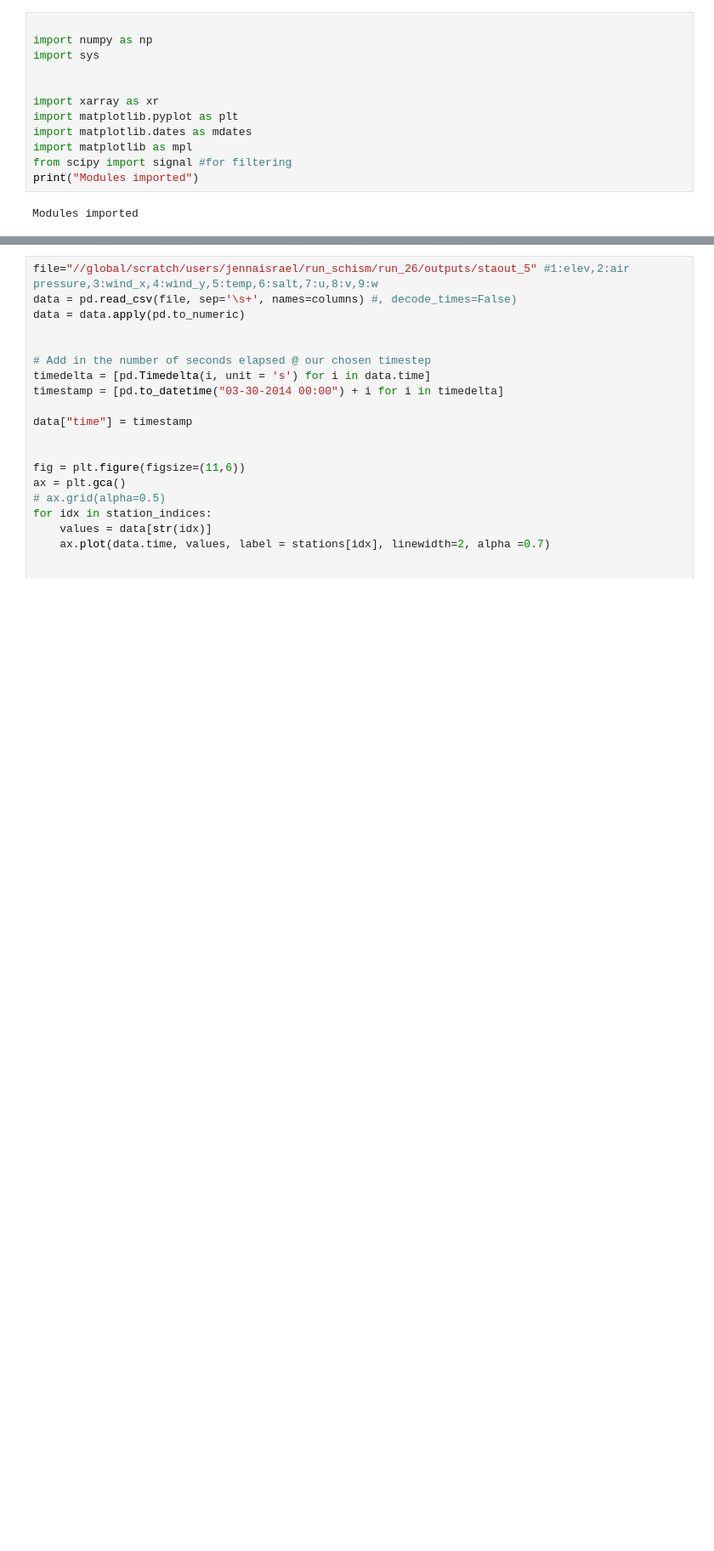
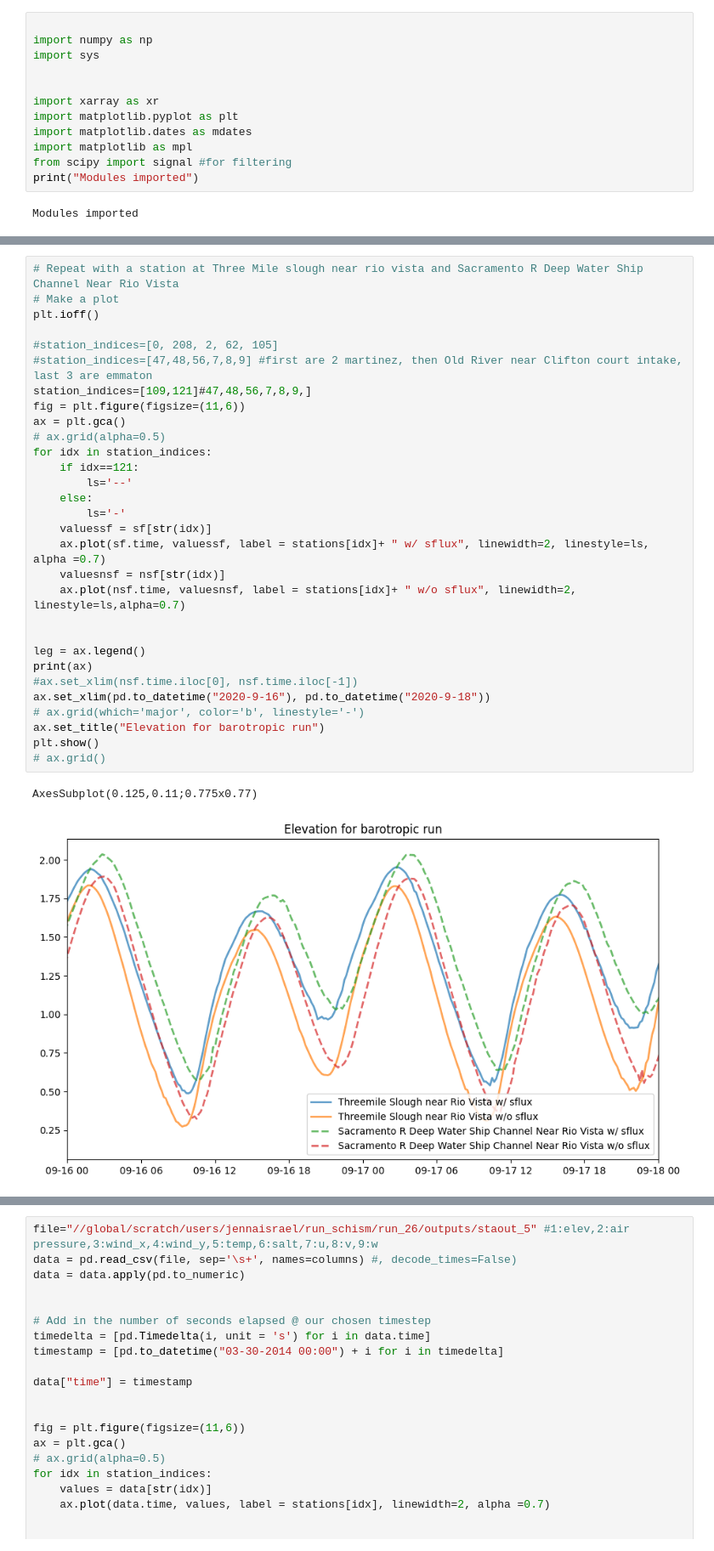
Before and after one commit to jennaisrael/Savio_scratch_back_up, a Jupyter notebook: Plotting/AGU_24_plots/Station_output_baroclinic_SLR.ipynb, the cells around one changed output, grey strips where cells are left out. Shown at 85% size. Saved outputs shown, nothing was run; the diff lists cells and outputs as text; blank space fills up the shorter version.

```diff
--- a/Plotting/AGU_24_plots/Station_output_baroclinic_SLR.ipynb
+++ b/Plotting/AGU_24_plots/Station_output_baroclinic_SLR.ipynb
@@ -128,0 +142,33 @@ AxesSubplot(0.125,0.11;0.775x0.77)
+# %%
+# Repeat with a station at Three Mile slough near rio vista and Sacramento R Deep Water Ship Channel Near Rio Vista
+# Make a plot
+plt.ioff()
+
+#station_indices=[0, 208, 2, 62, 105]
+#station_indices=[47,48,56,7,8,9] #first are 2 martinez, then Old River near Clifton court intake, last 3 are emmaton
+station_indices=[109,121]#47,48,56,7,8,9,]
+fig = plt.figure(figsize=(11,6))
+ax = plt.gca()
+# ax.grid(alpha=0.5)
+for idx in station_indices:
+    if idx==121:
+        ls='--'
+    else:
+        ls='-'
+    valuessf = sf[str(idx)]
+    ax.plot(sf.time, valuessf, label = stations[idx]+ " w/ sflux", linewidth=2, linestyle=ls, alpha =0.7)
+    valuesnsf = nsf[str(idx)]
+    ax.plot(nsf.time, valuesnsf, label = stations[idx]+ " w/o sflux", linewidth=2, linestyle=ls,alpha=0.7)
+
+
+leg = ax.legend()
+print(ax)
+#ax.set_xlim(nsf.time.iloc[0], nsf.time.iloc[-1])
+ax.set_xlim(pd.to_datetime("2020-9-16"), pd.to_datetime("2020-9-18"))
+# ax.grid(which='major', color='b', linestyle='-')
+ax.set_title("Elevation for barotropic run")
+plt.show()
+# ax.grid()
+# %% [output]
+AxesSubplot(0.125,0.11;0.775x0.77)
+[figure, added]
```
Also changed, not shown: parts of 15 cells of this notebook, 6 other files.
